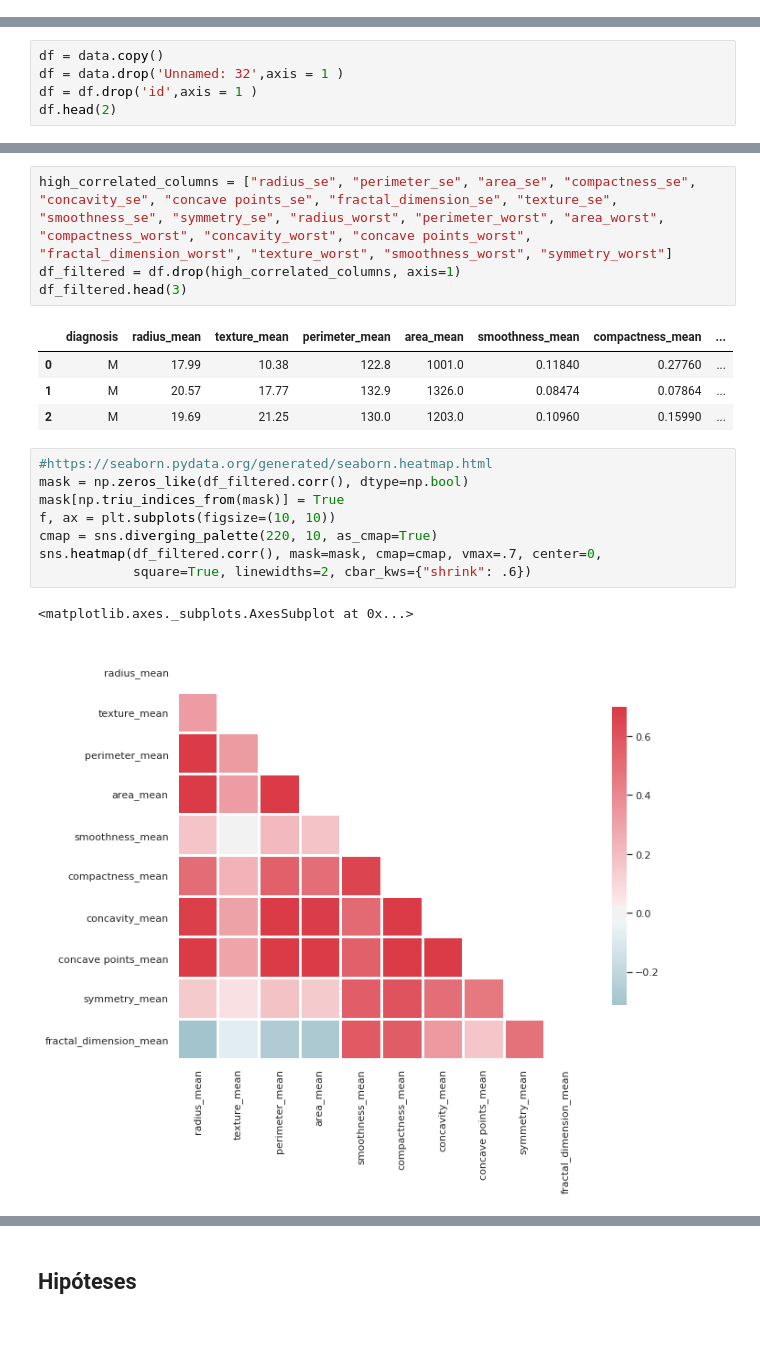
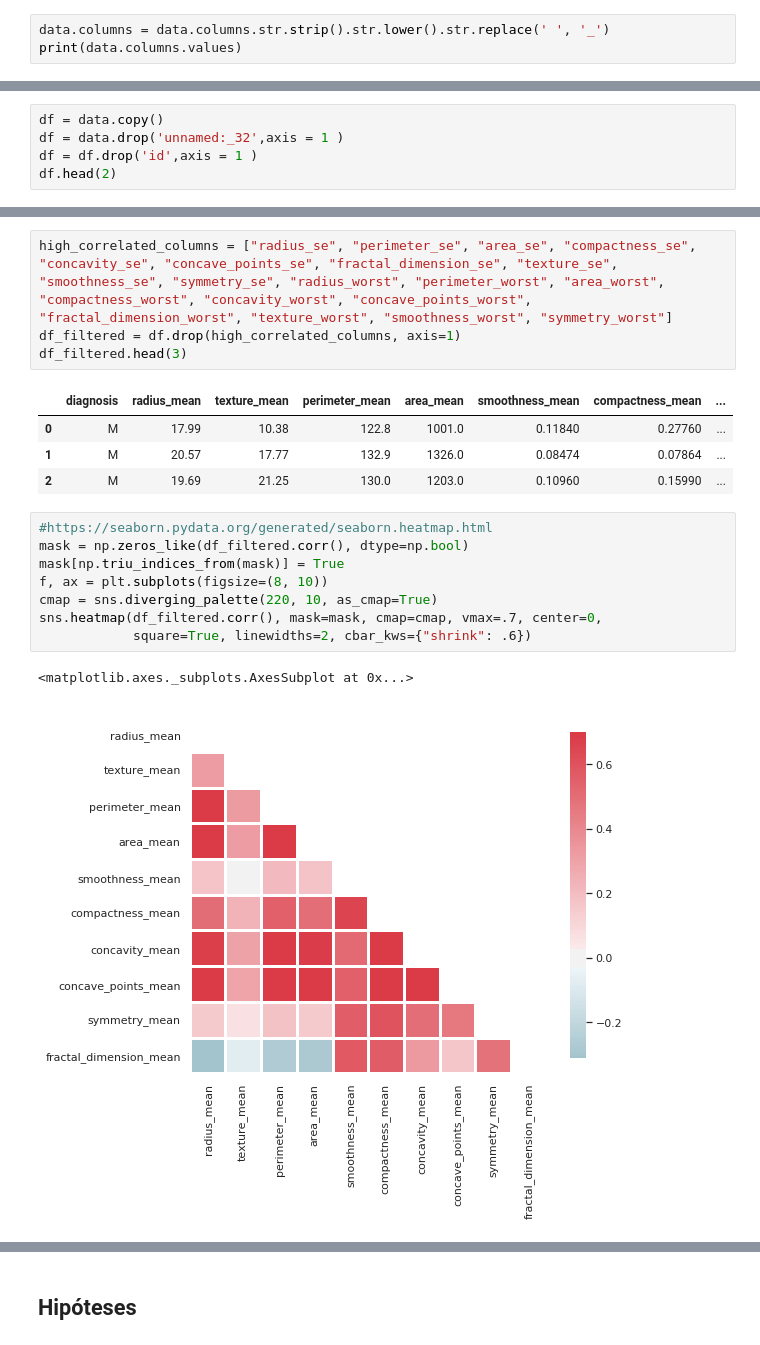
Before and after one commit to msbruno/python-data-science, a Jupyter notebook: BreastCancerData.ipynb, the cells around one changed output, grey strips where cells are left out. Drawn from its saved outputs; the diff is of its cells as text.

```diff
--- a/BreastCancerData.ipynb
+++ b/BreastCancerData.ipynb
@@ -53,0 +56,3 @@ Index([u'id', u'diagnosis', u'radius_mean', u'texture_mean', u'perimeter_mean',
+# %%
+data.columns = data.columns.str.strip().str.lower().str.replace(' ', '_')
+print(data.columns.values)
@@ -93,7 +110,7 @@ Unnamed: 32                569
 dtype: int64
 # %%
 df = data.copy()
-df = data.drop('Unnamed: 32',axis = 1 )
+df = data.drop('unnamed:_32',axis = 1 )
 df = df.drop('id',axis = 1 )
 df.head(2)
 # %% [output]
@@ -281,5 +298,5 @@ sns.heatmap(corr, mask=mask, cmap=cmap, vmax=.7, center=0,
 # %%
-high_correlated_columns = ["radius_se", "perimeter_se", "area_se", "compactness_se", "concavity_se", "concave points_se", "fractal_dimension_se", "texture_se", "smoothness_se", "symmetry_se", "radius_worst", "perimeter_worst", "area_worst", "compactness_worst", "concavity_worst", "concave points_worst", "fractal_dimension_worst", "texture_worst",	"smoothness_worst",	"symmetry_worst"]
+high_correlated_columns = ["radius_se", "perimeter_se", "area_se", "compactness_se", "concavity_se", "concave_points_se", "fractal_dimension_se", "texture_se", "smoothness_se", "symmetry_se", "radius_worst", "perimeter_worst", "area_worst", "compactness_worst", "concavity_worst", "concave_points_worst", "fractal_dimension_worst", "texture_worst", "smoothness_worst", "symmetry_worst"]
 df_filtered = df.drop(high_correlated_columns, axis=1)
 df_filtered.head(3)
 # %% [output]
@@ -290,11 +307,11 @@ df_filtered.head(3)
 # %%
 #https://seaborn.pydata.org/generated/seaborn.heatmap.html
 mask = np.zeros_like(df_filtered.corr(), dtype=np.bool)
 mask[np.triu_indices_from(mask)] = True
-f, ax = plt.subplots(figsize=(10, 10))
+f, ax = plt.subplots(figsize=(8, 10))
 cmap = sns.diverging_palette(220, 10, as_cmap=True)
 sns.heatmap(df_filtered.corr(), mask=mask, cmap=cmap, vmax=.7, center=0,
             square=True, linewidths=2, cbar_kws={"shrink": .6})
 # %% [output]
 <matplotlib.axes._subplots.AxesSubplot at 0x...>
-[figure, old version]
+[figure, new version]
```
Also changed, not shown: parts of 54 cells of this notebook.
